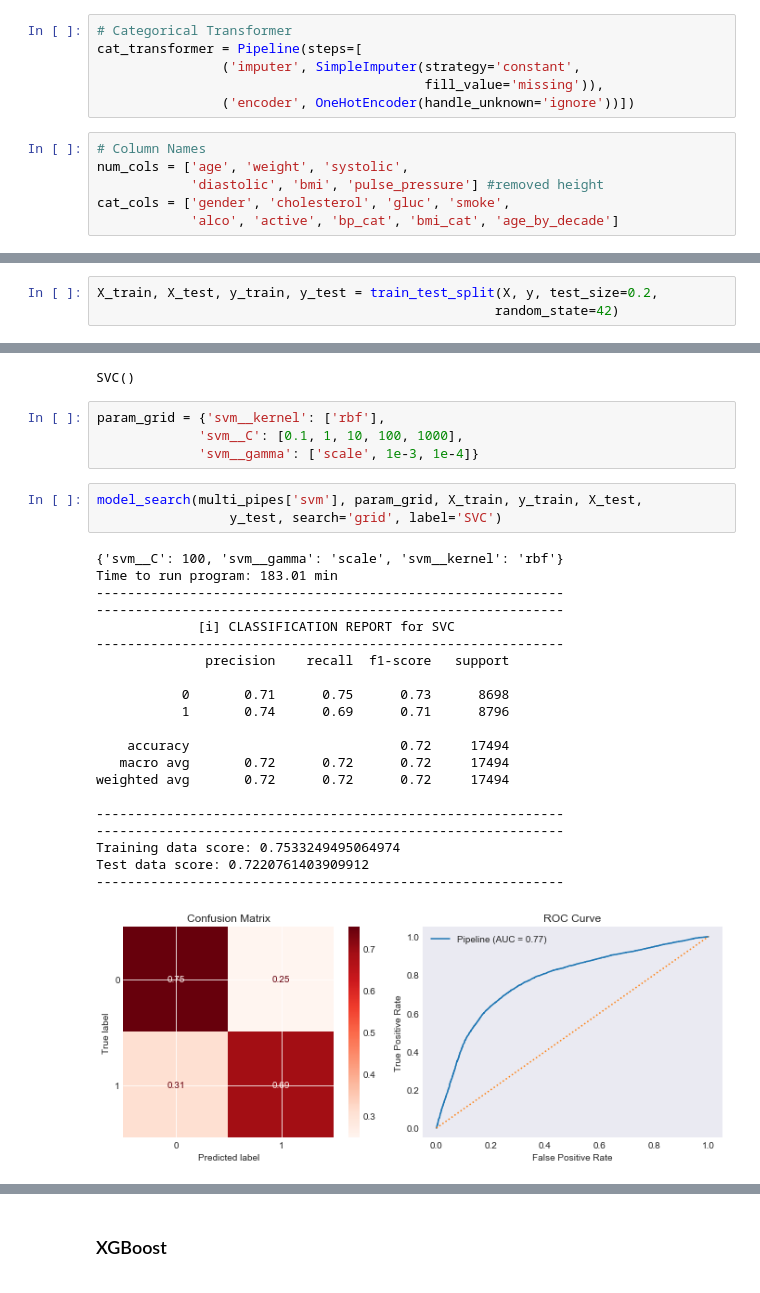
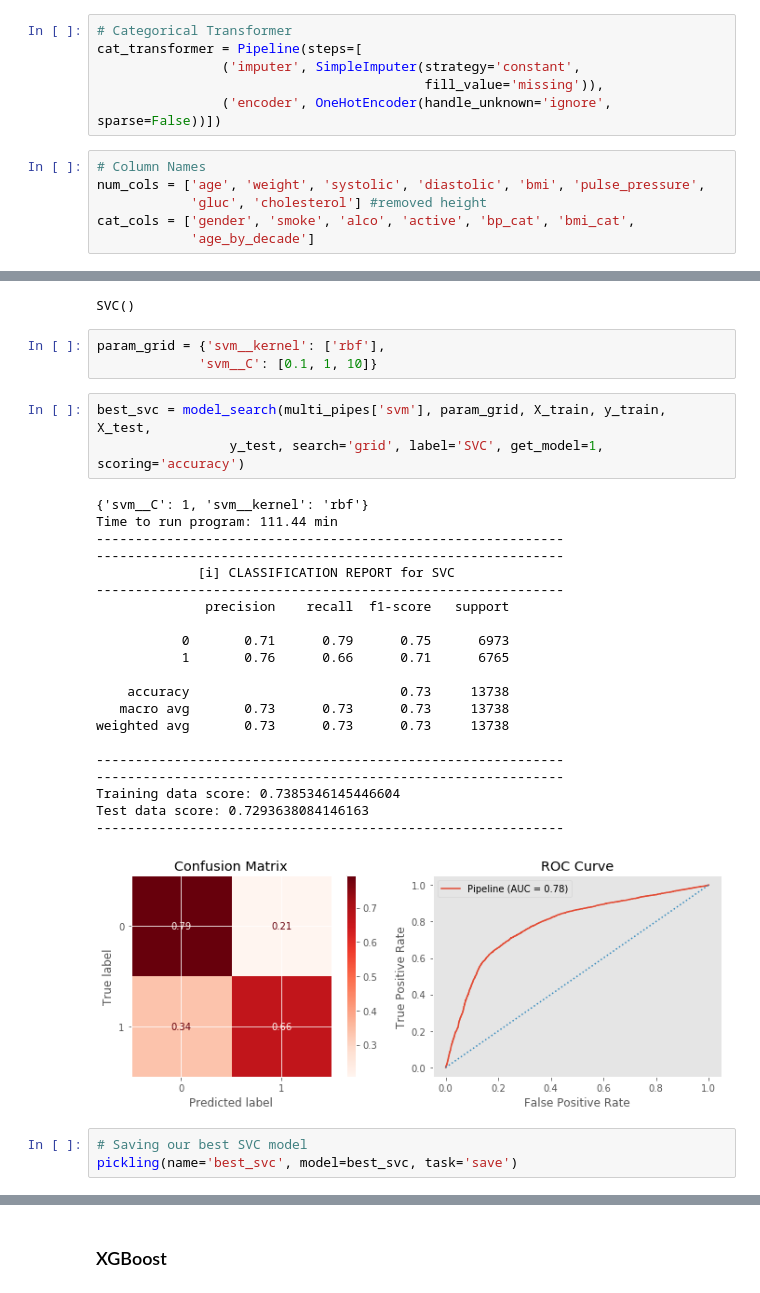
Before and after one commit to Lewis34cs/cvd_factors, a Jupyter notebook: cvd_osemn.ipynb, the cells around one changed output, grey strips where cells are left out. Saved outputs shown, nothing was run; the diff lists cells and outputs as text.

```diff
--- a/cvd_osemn.ipynb
+++ b/cvd_osemn.ipynb
@@ -1157,12 +1076,12 @@ num_transformer_2 = Pipeline(steps=[
 cat_transformer = Pipeline(steps=[
                 ('imputer', SimpleImputer(strategy='constant',
                                           fill_value='missing')),
-                ('encoder', OneHotEncoder(handle_unknown='ignore'))])
+                ('encoder', OneHotEncoder(handle_unknown='ignore', sparse=False))])
 # %%
 # Column Names
-num_cols = ['age', 'weight', 'systolic',
-            'diastolic', 'bmi', 'pulse_pressure'] #removed height
-cat_cols = ['gender', 'cholesterol', 'gluc', 'smoke',
-            'alco', 'active', 'bp_cat', 'bmi_cat', 'age_by_decade']
+num_cols = ['age', 'weight', 'systolic', 'diastolic', 'bmi', 'pulse_pressure',
+            'gluc', 'cholesterol'] #removed height
+cat_cols = ['gender', 'smoke', 'alco', 'active', 'bp_cat', 'bmi_cat',
+            'age_by_decade']
 # %%
 # Combining Numerical and Categorical Transformer
@@ -1294,9 +1218,6 @@ Pipeline(steps=[('preprocesser',
                                                    'bmi_cat',
                                                    'age_by_decade'])])),
                 ('xgb', XGBClassifier())])
-# %%
-X_train, X_test, y_train, y_test = train_test_split(X, y, test_size=0.2,
-                                                   random_state=42)
 # %%
 # Evaluating Vanilla models through our multi_pipe dictionary
 for key, pipe in multi_pipes.items():
@@ -1479,30 +1499,32 @@ with sklearn.config_context(display='diagram'):
 SVC()
 # %%
 param_grid = {'svm__kernel': ['rbf'],
-             'svm__C': [0.1, 1, 10, 100, 1000],
-             'svm__gamma': ['scale', 1e-3, 1e-4]}
+             'svm__C': [0.1, 1, 10]}
 # %%
-model_search(multi_pipes['svm'], param_grid, X_train, y_train, X_test,
-                 y_test, search='grid', label='SVC')
+best_svc = model_search(multi_pipes['svm'], param_grid, X_train, y_train, X_test,
+                 y_test, search='grid', label='SVC', get_model=1, scoring='accuracy')
 # %% [output]
-{'svm__C': 100, 'svm__gamma': 'scale', 'svm__kernel': 'rbf'}
-Time to run program: 183.01 min
+{'svm__C': 1, 'svm__kernel': 'rbf'}
+Time to run program: 111.44 min
 ------------------------------------------------------------
 ------------------------------------------------------------
              [i] CLASSIFICATION REPORT for SVC
 ------------------------------------------------------------
               precision    recall  f1-score   support
 
-           0       0.71      0.75      0.73      8698
-           1       0.74      0.69      0.71      8796
+           0       0.71      0.79      0.75      6973
+           1       0.76      0.66      0.71      6765
 
-    accuracy                           0.72     17494
-   macro avg       0.72      0.72      0.72     17494
-weighted avg       0.72      0.72      0.72     17494
+    accuracy                           0.73     13738
+   macro avg       0.73      0.73      0.73     13738
+weighted avg       0.73      0.73      0.73     13738
 
 ------------------------------------------------------------
 ------------------------------------------------------------
-Training data score: 0.7533249495064974
-Test data score: 0.7220761403909912
+Training data score: 0.7385346145446604
+Test data score: 0.7293638084146163
 ------------------------------------------------------------
-[figure, old version]
+[figure, new version]
+# %%
+# Saving our best SVC model
+pickling(name='best_svc', model=best_svc, task='save')
```
Also changed, not shown: parts of 244 cells of this notebook.
